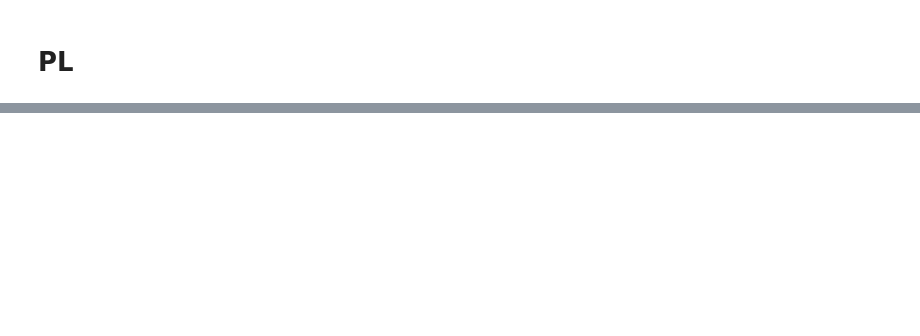
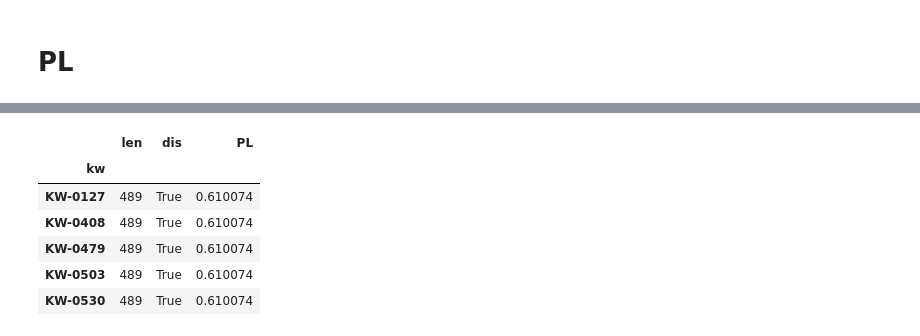
Before and after one commit to gvinterhalter/MASTER2, a Jupyter notebook: 2.1 PL.ipynb, the cells around one changed output, grey strips where cells are left out. Cells and saved outputs as stored; diff of their text form; code cells hidden in the pictures; blank space fills up the shorter version.

```diff
--- a/2.1 PL.ipynb
+++ b/2.1 PL.ipynb
@@ -95,0 +117,11 @@ plt.savefig('plots/PL_F_cmp.pdf')
+# %%
+kw2pred = seq_pred.join(seq2kw).set_index('kw') [['len', 'dis', 'PL']]
+kw2pred.head()
+# %% [output]
+|  | len | dis | PL |
+| kw |  |  |  |
+| KW-0127 | 489 | True | 0.610074 |
+| KW-0408 | 489 | True | 0.610074 |
+| KW-0479 | 489 | True | 0.610074 |
+| KW-0503 | 489 | True | 0.610074 |
+| KW-0530 | 489 | True | 0.610074 |
```
Also changed, not shown: parts of 12 cells of this notebook, 29 other files.
